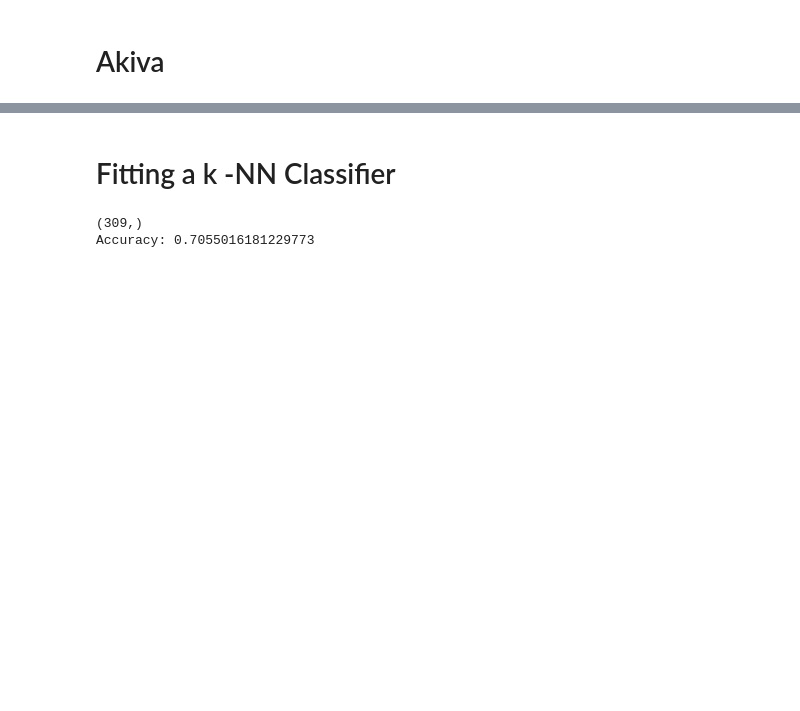
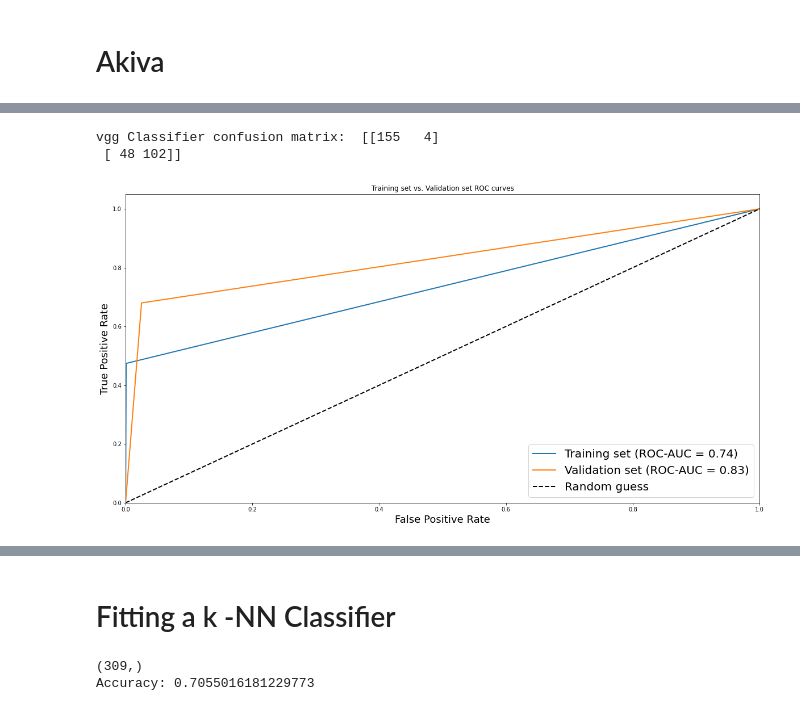
Before and after one commit to Shellyga/MAFAT-Radar-Challenge, a Jupyter notebook: Copy_of_MAFAT_Radar_Challenge_Baseline_CNN_Model.ipynb, the cells around one changed output, grey strips where cells are left out. Drawn from its saved outputs; the diff is of its cells as text; code cells hidden in the pictures; blank space fills up the shorter version.

```diff
--- a/Copy_of_MAFAT_Radar_Challenge_Baseline_CNN_Model.ipynb
+++ b/Copy_of_MAFAT_Radar_Challenge_Baseline_CNN_Model.ipynb
@@ -772,0 +890,7 @@ TypeError: ignored
+# %%
+from keras.optimizers import Adam
+from keras import losses
+loss_function = losses.BinaryCrossentropy()
+opt = Adam(lr=1e-4)
+model.compile(loss=loss_function, optimizer=opt, metrics=["accuracy"])
+# model.compile(loss="categorical_crossentropy", optimizer=opt, metrics=["accuracy"])
@@ -772,0 +905,27 @@ TypeError: ignored
+# %%
+from keras.utils import to_categorical
+
+encoded_train_y = to_categorical(train_y)
+encoded_val_y = to_categorical(val_y)
+# %%
+from sklearn.metrics import accuracy_score
+
+batch_size=16
+num_iterations=5000
+test_interval = 100
+train_batches = batch_generator([data_train, encoded_train_y],batch_size)
+val_batches = batch_generator([data,encoded_val_y],batch_size)
+for i in range(num_iterations):
+        Xb, yb = next(train_batches)
+
+        loss,acc = new_model.train_on_batch(Xb, yb)
+
+        if ((i + 1) % test_interval == 0):
+            val_Xb, val_yb = next(val_batches)
+            # y_pred = model.predict(Xb)
+            val_y_pred = new_model.predict(val_Xb)
+
+            # accuracy = accuracy_score(yb.argmax(1), y_pred.argmax(1))
+            val_accuracy = accuracy_score(val_yb.argmax(1), val_y_pred.argmax(1))
+
+            print(i,val_accuracy,acc,loss)
@@ -772,0 +952,16 @@ TypeError: ignored
+# %%
+from sklearn.metrics import confusion_matrix
+y_pred = new_model.predict(data)
+cm = confusion_matrix(encoded_val_y.argmax(1), y_pred.argmax(1))
+print("vgg Classifier confusion matrix: ",cm)
+# %% [output]
+vgg Classifier confusion matrix:  [[155   4]
+ [ 48 102]]
+# %%
+# Plot ROC curve and show ROC-AUC results of the training and validation sets.
+from sklearn.metrics import roc_auc_score, roc_curve, auc
+pred = [model.predict(data_train).argmax(axis=1),y_pred.argmax(axis=1)]
+actual = [encoded_train_y.argmax(1), encoded_val_y.argmax(1)]
+stats(pred, actual)
+# %% [output]
+[figure, added]
```
Also changed, not shown: parts of 52 cells of this notebook.
